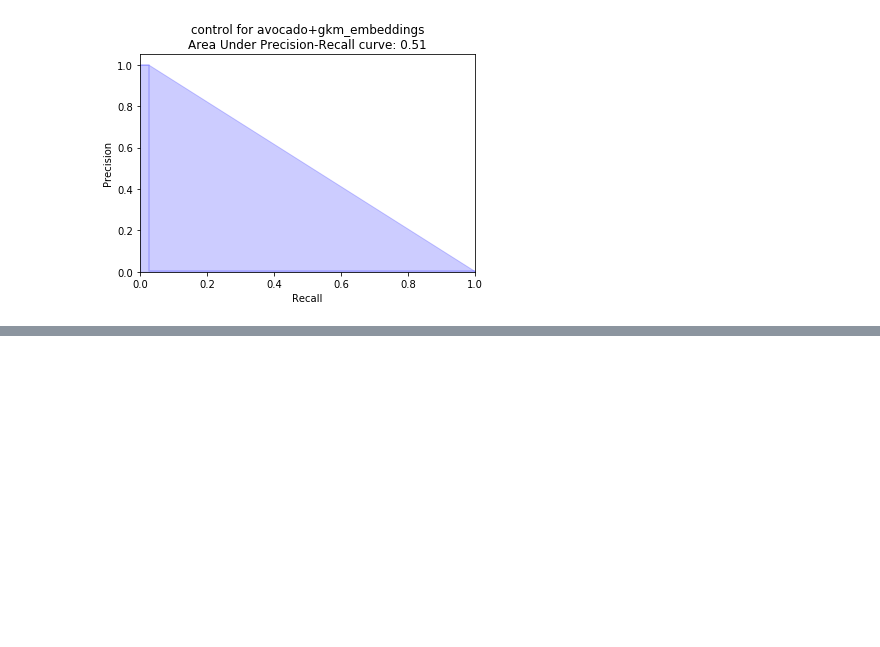
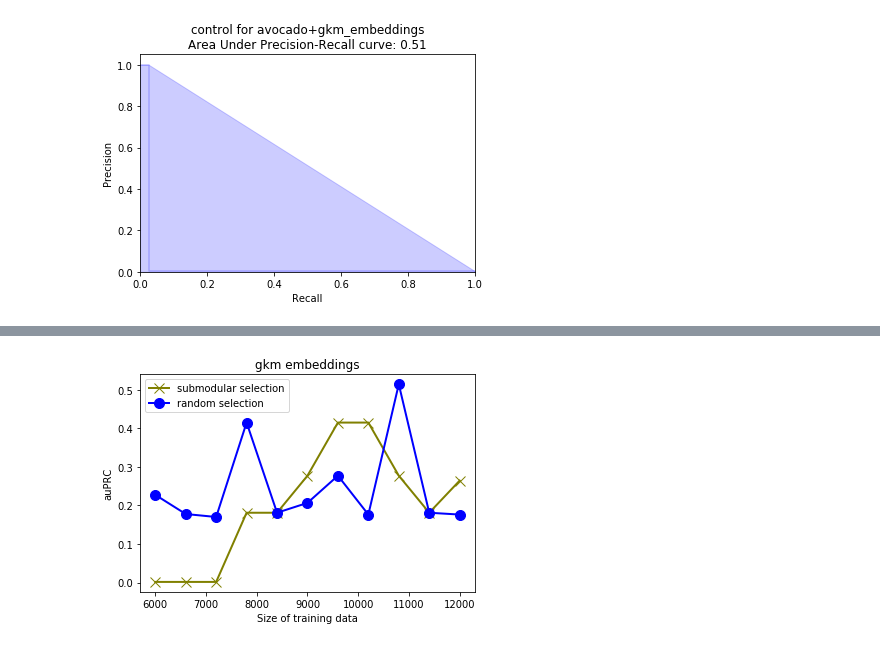
Before and after one commit to kundajelab/locusselect, a Jupyter notebook: grocap_test/adjust_histone.ipynb, the cells around one changed output, grey strips where cells are left out. Saved outputs shown, nothing was run; the diff lists cells and outputs as text; code cells hidden in the pictures; blank space fills up the shorter version.

```diff
--- a/grocap_test/adjust_histone.ipynb
+++ b/grocap_test/adjust_histone.ipynb
@@ -699,0 +798,47 @@ make_prediction(avocado_gkm_train_ctrl, avocado_gkm_test_data, "control for avoc
+# %%
+def collect_auprcs(train_data_selected_list, test_data, train_data_random_list):
+    auprcs_selected = []
+    auprcs_random = []
+    train_sizes = []
+    for i in range(len(ss_sizes)):
+        train_data_selected = train_data_selected_list[i]
+        train_data_random = train_data_random_list[i]
+
+        area_selected = make_prediction(train_data_selected, test_data, "", False)
+        auprcs_selected.append(area_selected);
+
+        area_random = make_prediction(train_data_random, test_data, "", False)
+        auprcs_random.append(area_random);
+
+        data_size = train_data_selected.shape[0]
+        train_sizes.append(data_size)
+    return auprcs_selected, auprcs_random, train_sizes
+histone_auprcs_selected, histone_auprcs_random, histone_train_sizes = collect_auprcs(histone_train_data_selected_list,
+                                                                         histone_test_data,
+                                                                histone_train_data_random_list)
+avocado_auprcs_selected, avocado_auprcs_random, avocado_train_sizes = collect_auprcs(avocado_train_data_selected_list,
+                                                                         avocado_test_data,
+                                                                avocado_train_data_random_list)
+gkm_auprcs_selected, gkm_auprcs_random, gkm_train_sizes = collect_auprcs(gkm_train_data_selected_list,
+                                                                         gkm_test_data,
+                                                                gkm_train_data_random_list)
+# %%
+import matplotlib.pyplot as plt
+import pandas as pd
+def plot_lines(auprcs_selected, auprcs_random, train_sizes, header=""):
+    df=pd.DataFrame({'selected': auprcs_selected, 'random': auprcs_random,
+                     'data_size': train_sizes })
+
+    plt.plot( 'data_size', 'selected', data=df, markersize=10, linewidth=2,
+             marker='x', color='olive', label="submodular selection")
+    plt.plot( 'data_size', 'random', data=df, markersize=10, linewidth=2,
+             marker='o',  color='blue', label="random selection")
+    plt.legend()
+    plt.xlabel("Size of training data")
+    plt.ylabel("auPRC")
+    plt.title(header)
+    return None
+# %%
+plot_lines(gkm_auprcs_selected, gkm_auprcs_random, gkm_train_sizes, "gkm embeddings")
+# %% [output]
+[figure, added]
```
Also changed, not shown: parts of 18 cells of this notebook.
